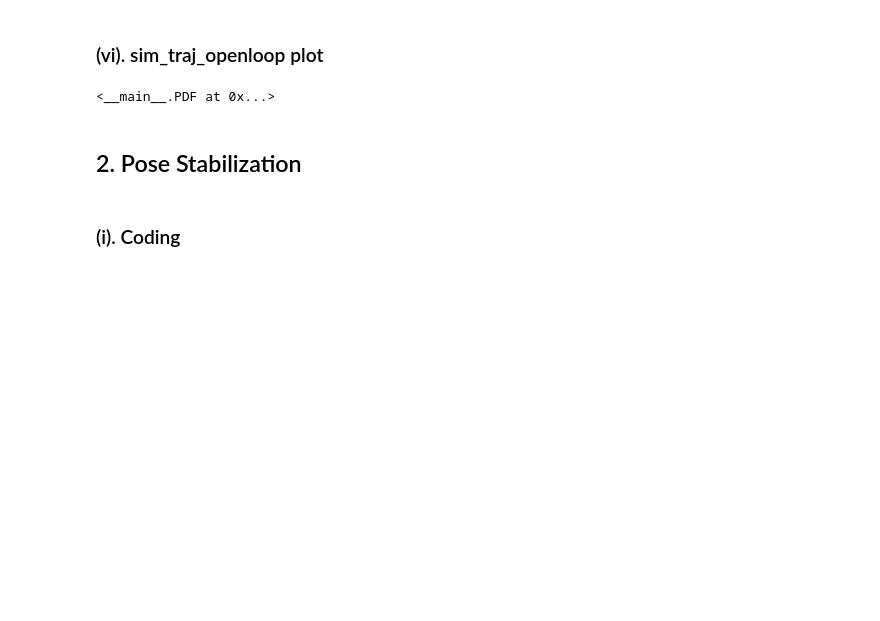
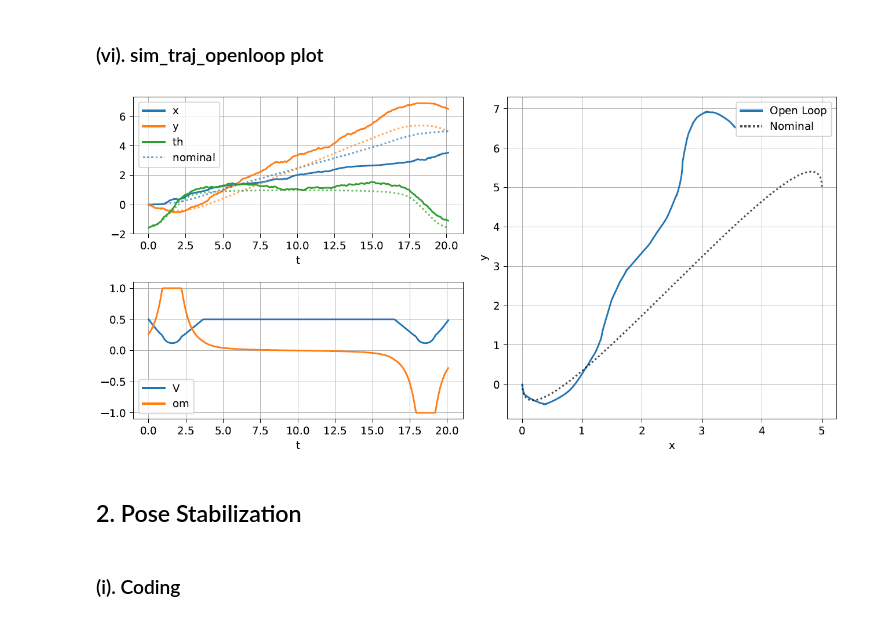
Before and after one commit to haroldmei/AA274A, a Jupyter notebook: aa274a_hw1.ipynb, the cells around one changed output. Saved outputs shown, nothing was run; the diff lists cells and outputs as text; code cells hidden in the pictures; blank space fills up the shorter version.

```diff
--- a/aa274a_hw1.ipynb
+++ b/aa274a_hw1.ipynb
@@ -96,7 +89,8 @@ class PDF(object):
 # %%
-PDF('HW1/plots/sim_traj_openloop.pdf',size=(1000,600))
+#PDF('HW1/plots/sim_traj_openloop.pdf',size=(1000,600))
+Image(filename='HW1/plots/sim_traj_openloop.PNG')
 # %% [output]
-<__main__.PDF at 0x...>
+[figure, added]
 # %% [markdown]
 ## 2. Pose Stabilization
 # %% [markdown]
```
Also changed, not shown: parts of 7 cells of this notebook.
